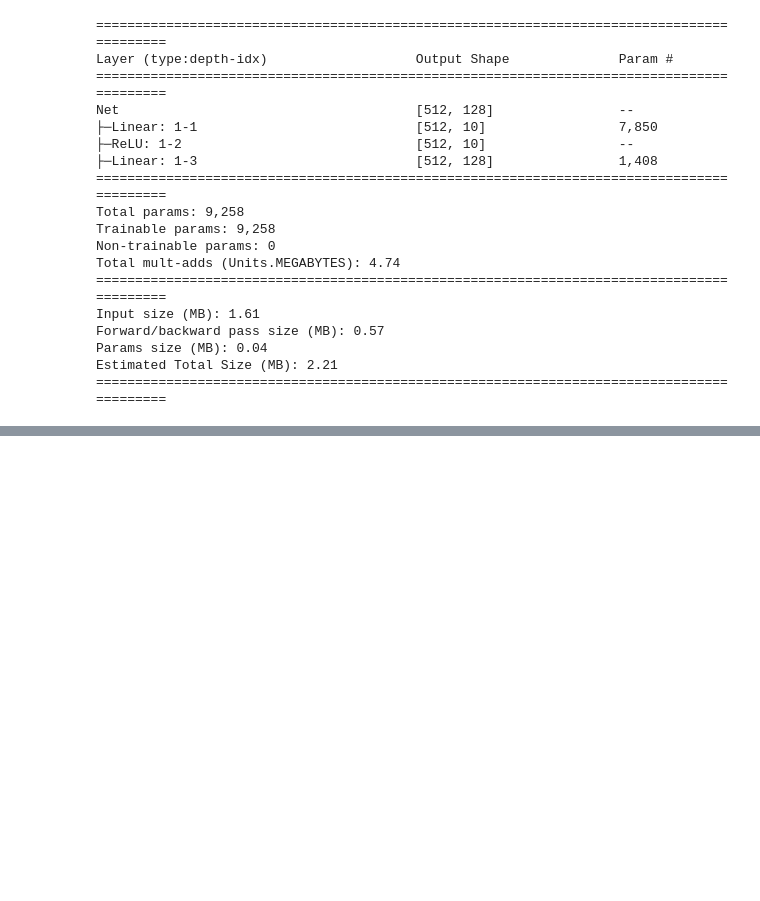
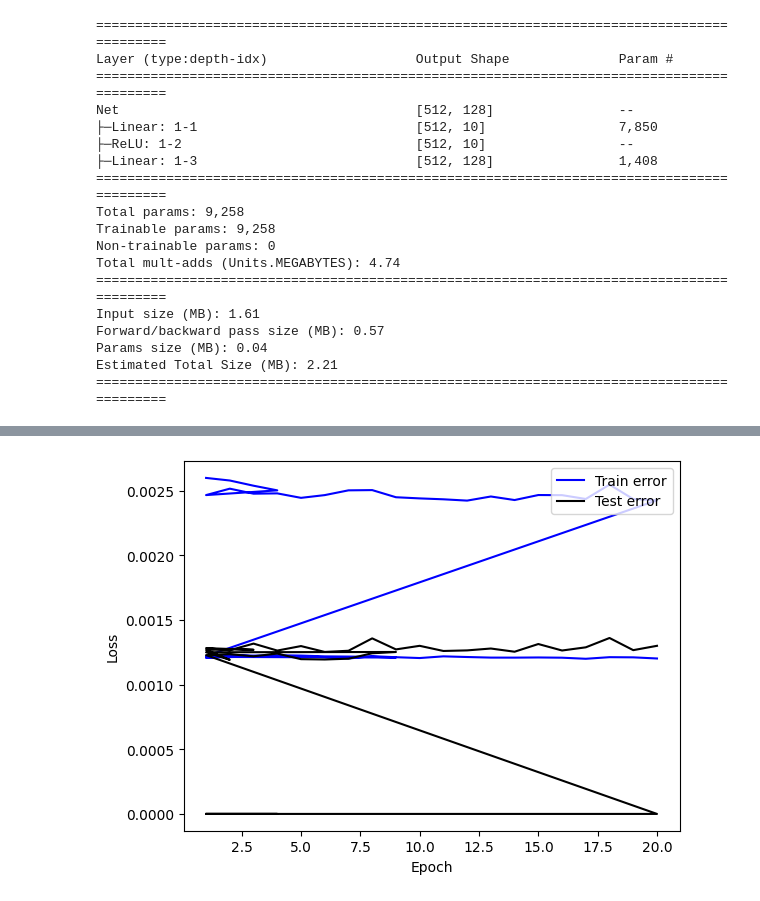
Before and after one commit to opado7/DeepLearning, a Jupyter notebook: 2주차_MNIST.ipynb, the cells around one changed output, grey strips where cells are left out. Saved outputs shown, nothing was run; the diff lists cells and outputs as text; code cells hidden in the pictures; blank space fills up the shorter version.

```diff
--- a/2주차_MNIST.ipynb
+++ b/2주차_MNIST.ipynb
@@ -276,7 +276,7 @@ for epochs in range(num_epochs):
 
   # 훈련 페이즈
   for inputs, labels in tqdm(train_loader):
-    n_train += labels.shape[0]
+    n_train += len(labels)
 
     # GPU 설정
     inputs = inputs.to(device)
@@ -296,3 +296,32 @@ for epochs in range(num_epochs):
 
     train_loss += loss.item()
     train_acc += (predicted == labels).sum().item() # 예측과 실제값이 같은 것의 개수
+
+  # 예측 페이즈
+  for inputs_test, labels_test in test_loader:
+    n_test += len(labels_test)
+
+    # GPU 설정
+    inputs_test = inputs_test.to(device)
+    labels_test = labels_test.to(device)
+
+    outputs_test = net(inputs_test) # 순전파 계산
+
+    loss_test = criterion(outputs_test, labels_test) # 손실값 계산
+
+    predicted_test = outputs_test.max(axis=1)[1]
+
+    test_loss += loss_test.item()
+    test_acc += (predicted_test == labels_test).sum().item() # 손실 및 정확도 저장
+
+  # 평가 결과 산출, 기록
+  train_acc = train_acc / n_train # Train 정확도
+  train_loss = train_loss / n_train # Train loss
+  test_acc = test_acc / n_test # Test 정확도
+  test_loss = test_loss / n_test # Test loss
+
+  item = np.array([epochs + 1, train_loss, train_acc, test_loss, test_acc])
+  history = np.vstack((history, item)) # Epoch 마다 손실 정확도 저장
+
+  # Epoch 마다 손실과 정확도 표기
+  print(f'Epoch [{epochs+1}/{num_epochs}, loss: {train_loss:.2f} acc: {train_acc:.2f} test_loss: {test_loss:.2f}, test_acc: {test_acc:.2f}]')
@@ -298,0 +342,11 @@ for epochs in range(num_epochs):
+# %%
+# 학습 곡선 출력(손실)
+
+plt.plot(history[:, 0], history[:, 1], 'b', label='Train error')
+plt.plot(history[:, 0], history[:, 3], 'k', label='Test error')
+plt.xlabel('Epoch')
+plt.ylabel('Loss')
+plt.legend()
+plt.show()
+# %% [output]
+[figure, added]
```
Also changed, not shown: parts of 6 cells of this notebook.
